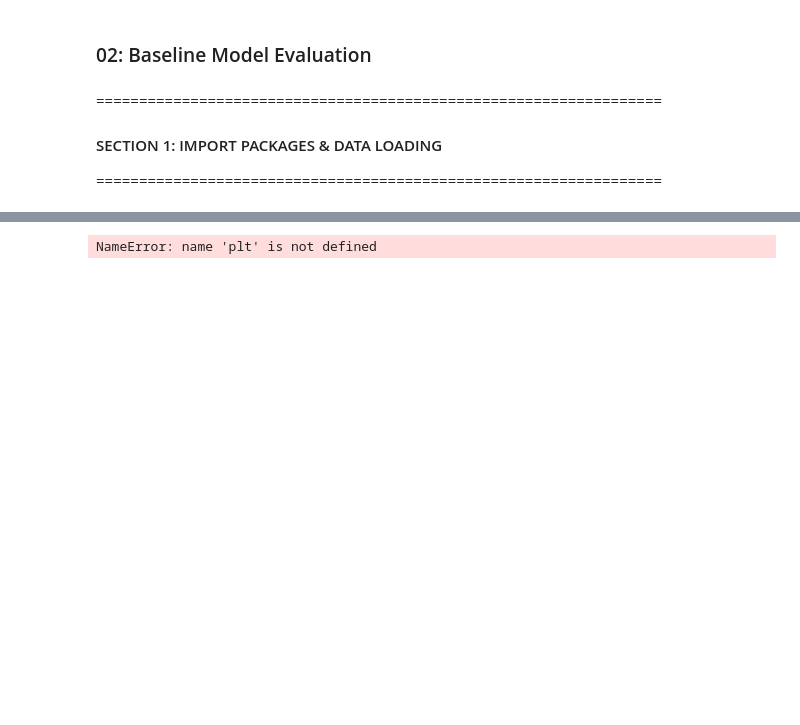
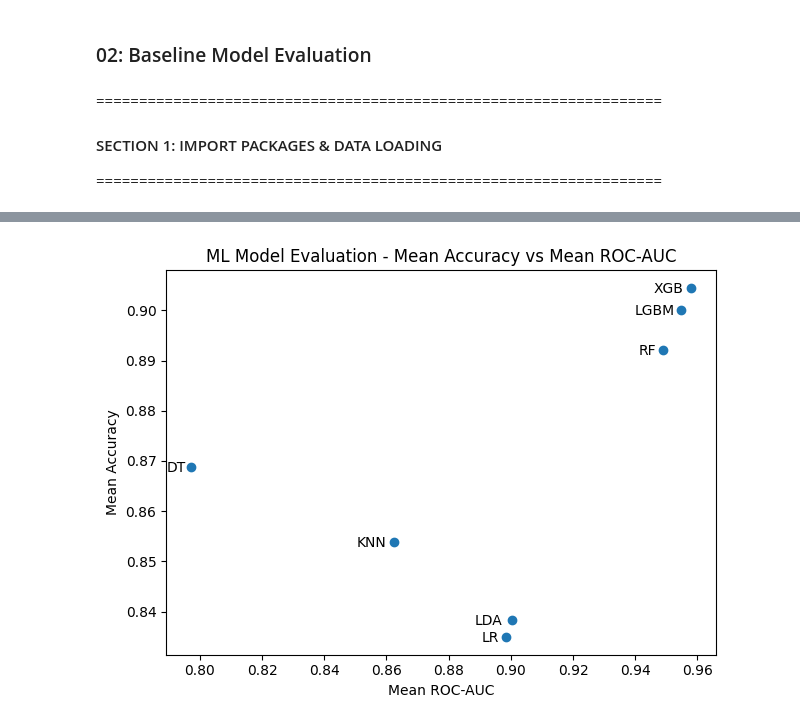
Before and after one commit to imoore99/ML_MODEL_SUMMARIZER_CLAUDE_APP, a Jupyter notebook: notebooks/02_Baseline_Model_Evaluation.ipynb, the cells around one changed output, grey strips where cells are left out. Saved outputs shown, nothing was run; the diff lists cells and outputs as text; code cells hidden in the pictures; blank space fills up the shorter version.

Commit message:
Some cleanup and model finalizing.

```diff
--- a/notebooks/02_Baseline_Model_Evaluation.ipynb
+++ b/notebooks/02_Baseline_Model_Evaluation.ipynb
@@ -105,12 +103,33 @@ plt.show()
+# %%
+acc_mean = []
+acc_std = []
+for i in results_acc:
+    acc_mean.append(i.mean())
+    acc_std.append(i.std())
+# %%
+auc_mean = []
+auc_std = []
+for i in results_auc:
+    auc_mean.append(i.mean())
+    auc_std.append(i.std())
 # %%
 # compare algorithms
-fig, axes = plt.subplots(1, 1, figsize=(10, 10))
-fig.suptitle('Algorithm Comparison - Scatter')
 
-axes[0].scatter(results_acc.mean(), results_auc.mean())
+plt.title('ML Model Evaluation - Mean Accuracy vs Mean ROC-AUC')
+plt.scatter(auc_mean, acc_mean)
+for i, name in enumerate(names):
+    if name == 'KNN' or name == 'XGB' or name == 'LDA':
+        plt.annotate(name, (auc_mean[i]-0.012, acc_mean[i]-0.001))
+    elif name == 'LGBM':
+        plt.annotate(name, (auc_mean[i]-0.015, acc_mean[i]-0.001))
+    else:
+        plt.annotate(name, (auc_mean[i]-0.008, acc_mean[i]-0.001))
+
+plt.xlabel('Mean ROC-AUC')
+plt.ylabel('Mean Accuracy')
 
 
 plt.tight_layout()
 plt.show()
 # %% [output]
-NameError: name 'plt' is not defined
+[figure, added]
```
Also changed, not shown: parts of 4 cells of this notebook, 1 other file.
